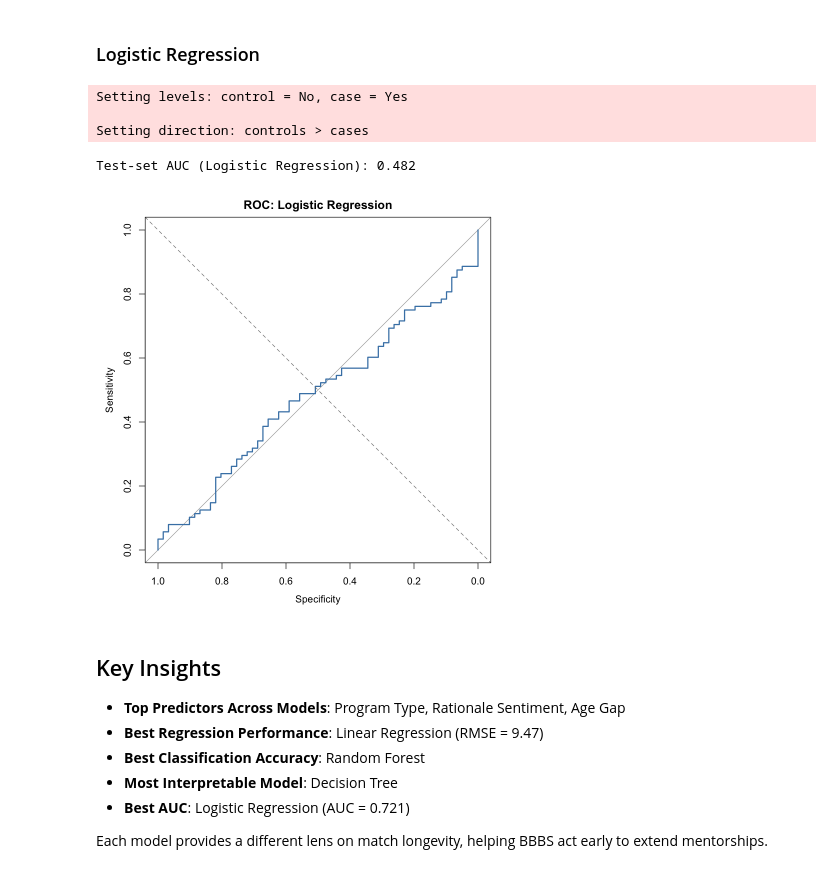
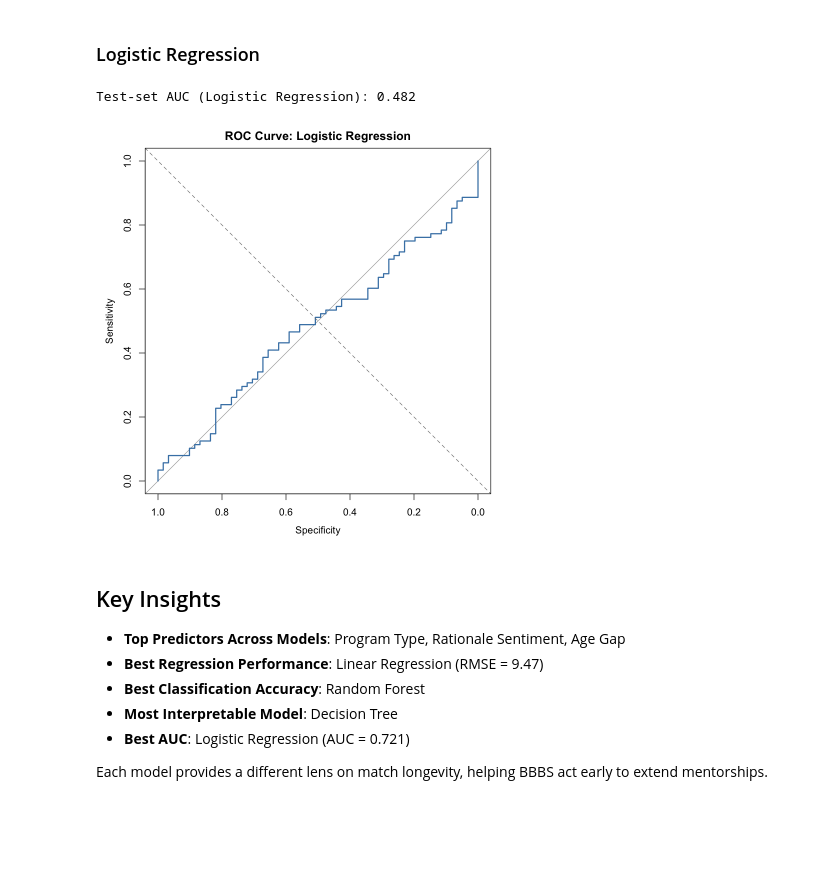
Before and after one commit to mikejwill/BA4420-Final, a Jupyter notebook: BA4420FinalProject.ipynb, the cells around one changed output. Saved outputs shown, nothing was run; the diff lists cells and outputs as text; code cells hidden in the pictures; blank space fills up the shorter version.

```diff
--- a/BA4420FinalProject.ipynb
+++ b/BA4420FinalProject.ipynb
@@ -381,10 +358,10 @@ library(dplyr)
 library(caret)
 library(pROC)
 library(ggplot2)
+library(forcats)
+
 set.seed(2025)
-
 par(bg = "white")
-
 
 n <- 500
 mentor_data <- data.frame(
@@ -425,42 +402,42 @@ model_data <- mentor_data %>%
          Big_Level_of_Education,
          Big_Race_Ethnicity,
          Little_Race_Ethnicity,
          Big_Occupation)
 
 train_idx <- createDataPartition(model_data$Successful, p = 0.7, list = FALSE)
 train_data <- model_data[train_idx, ]
-test_data <- model_data[-train_idx, ]
+test_data  <- model_data[-train_idx, ]
 
 ctrl <- trainControl(
   method = "repeatedcv",
   number = 5,
   repeats = 2,
   classProbs = TRUE,
   summaryFunction = twoClassSummary
 )
 
 logit_model <- train(
   Successful ~ .,
   data = train_data,
   method = "glm",
   family = "binomial",
   metric = "ROC",
   trControl = ctrl
 )
 
 pred_probs <- predict(logit_model, test_data, type = "prob")[, "Yes"]
-roc_obj <- roc(test_data$Successful, pred_probs)
+roc_obj <- suppressMessages(suppressWarnings(
+  roc(test_data$Successful, pred_probs)
+))
 
-cat("Test-set AUC (Logistic Regression):", round(auc(roc_obj), 3), "\n")
+auc_value <- round(auc(roc_obj), 3)
+cat("Test-set AUC (Logistic Regression):", auc_value, "\n")
 
-plot(roc_obj, col = "steelblue", lwd = 2, main = "ROC: Logistic Regression")
+plot(roc_obj, col = "steelblue", lwd = 2, main = "ROC Curve: Logistic Regression")
 abline(a = 0, b = 1, lty = 2, col = "grey50")
 # %% [output]
-Setting levels: control = No, case = Yes
-
-Setting direction: controls > cases
+Test-set AUC (Logistic Regression): 0.482
-Test-set AUC (Logistic Regression): 0.482
-[figure, old version]
+[figure, new version]
 # %% [markdown]
 ## Key Insights
 
```
Also changed, not shown: parts of 2 cells of this notebook.
